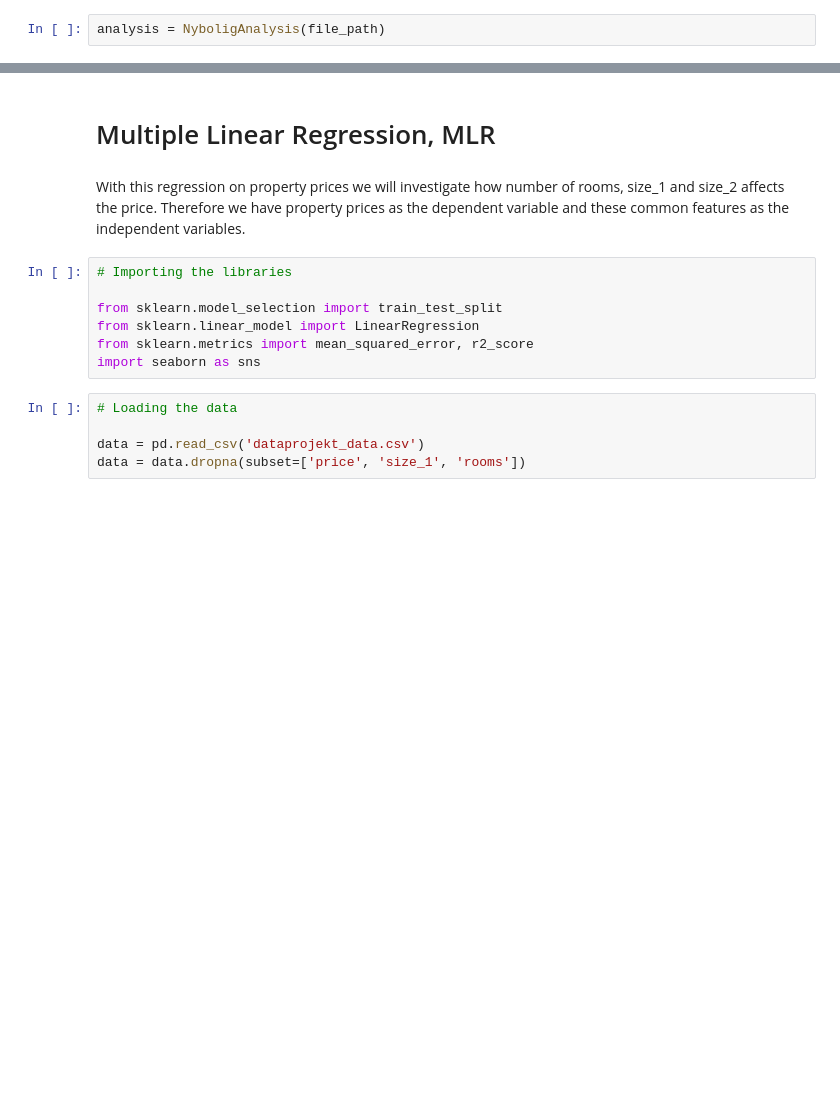
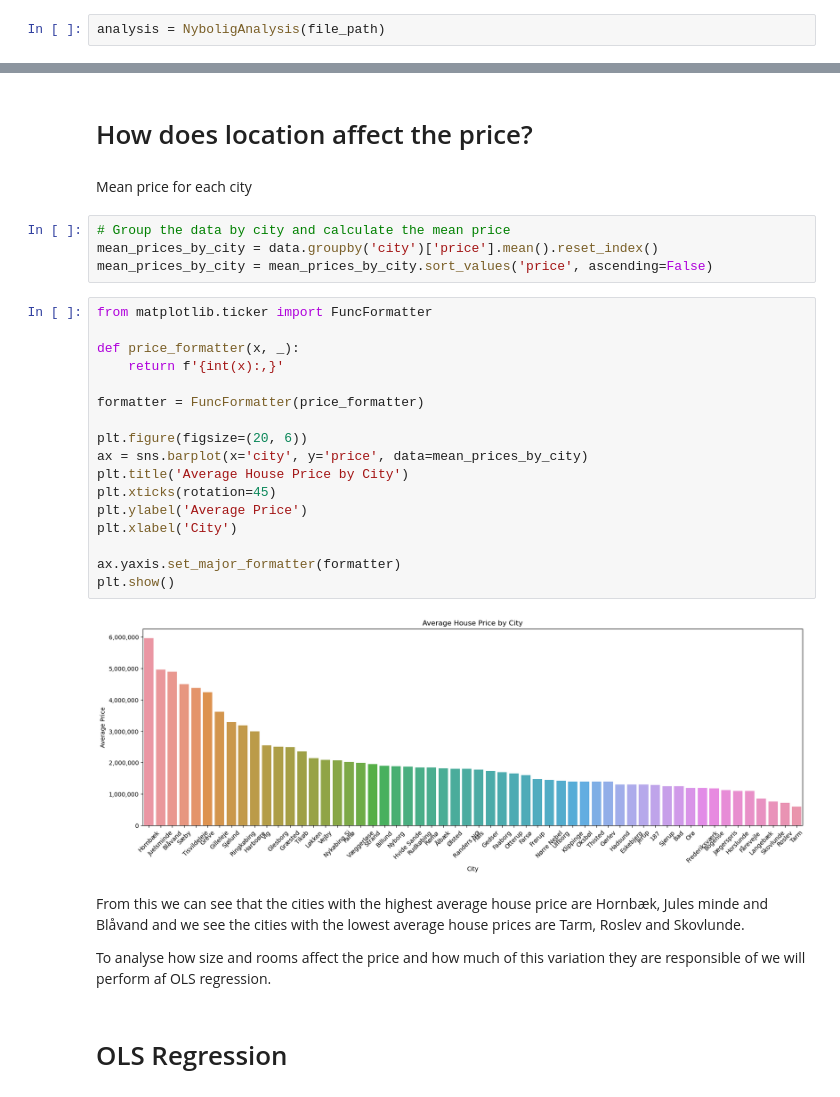
Before and after one commit to NumEconCopenhagen/projects-2023-philx2-nico, a Jupyter notebook: dataproject/dataproject.ipynb, the cells around one changed output, grey strips where cells are left out. Drawn from its saved outputs; the diff is of its cells as text; blank space fills up the shorter version.

```diff
--- a/dataproject/dataproject.ipynb
+++ b/dataproject/dataproject.ipynb
@@ -80,16 +81,33 @@ analysis.descriptive_statistics('price')
+# %% [markdown]
+# How does location affect the price?
+# %% [markdown]
+Mean price for each city
+# %%
+# Group the data by city and calculate the mean price
+mean_prices_by_city = data.groupby('city')['price'].mean().reset_index()
+mean_prices_by_city = mean_prices_by_city.sort_values('price', ascending=False)
+# %%
+from matplotlib.ticker import FuncFormatter
+
+def price_formatter(x, _):
+    return f'{int(x):,}'
+
+formatter = FuncFormatter(price_formatter)
+
+plt.figure(figsize=(20, 6))
+ax = sns.barplot(x='city', y='price', data=mean_prices_by_city)
+plt.title('Average House Price by City')
+plt.xticks(rotation=45)
+plt.ylabel('Average Price')
+plt.xlabel('City')
+
+ax.yaxis.set_major_formatter(formatter)
+plt.show()
+# %% [output]
+[figure, added]
+# %% [markdown]
+From this we can see that the cities with the highest average house price are Hornbæk, Jules minde and Blåvand and we see the cities with the lowest average house prices are Tarm, Roslev and Skovlunde.
+
+To analyse how size and rooms affect the price and how much of this variation they are responsible of we will perform af OLS regression.
 # %% [markdown]
-# Multiple Linear Regression, MLR
+# OLS Regression
-# %% [markdown]
-With this regression on property prices we will investigate how number of rooms, size_1 and size_2 affects the price. Therefore we have property prices as the dependent variable and these common features as the independent variables.
-# %%
-# Importing the libraries
-
-from sklearn.model_selection import train_test_split
-from sklearn.linear_model import LinearRegression
-from sklearn.metrics import mean_squared_error, r2_score
-import seaborn as sns
-# %%
-# Loading the data
-
-data = pd.read_csv('dataprojekt_data.csv')
-data = data.dropna(subset=['price', 'size_1', 'rooms'])
```
Also changed, not shown: parts of 17 cells of this notebook, 1 other file.
